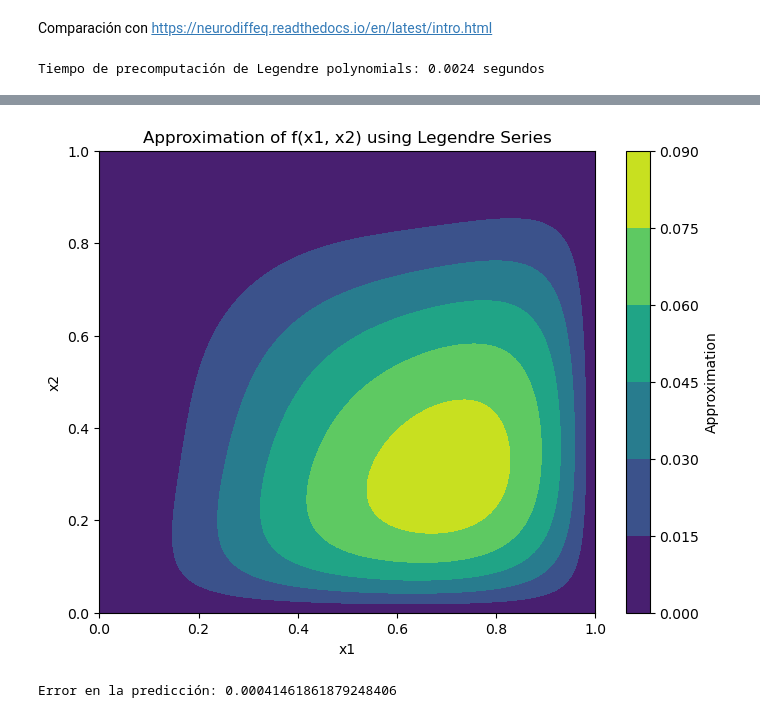
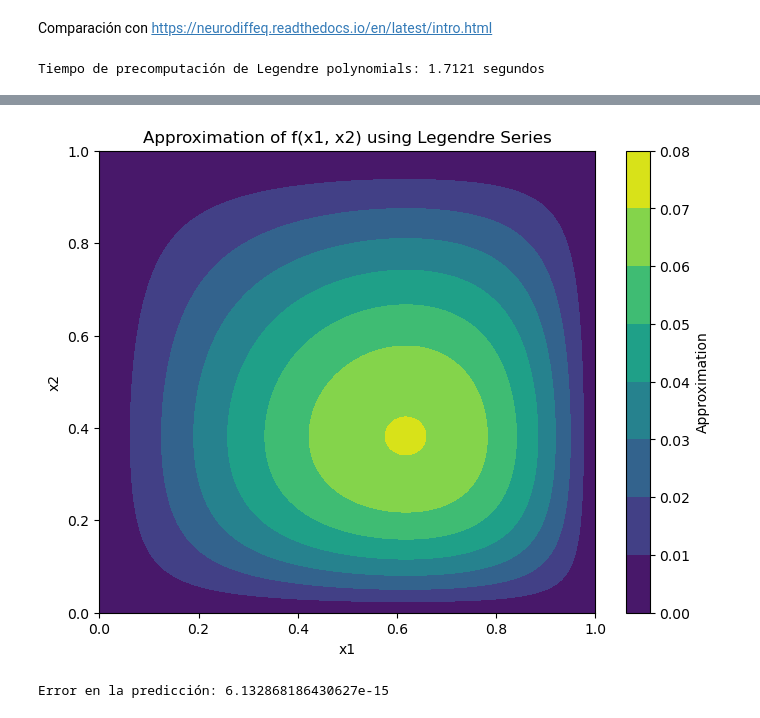
Before and after one commit to oscar-rincon/Legendre-FLNN-PINNs, a Jupyter notebook: Legendre_2D/03_Poisson_2D_Legendre.ipynb, the cells around one changed output, grey strips where cells are left out. Cells and saved outputs as stored; diff of their text form; code cells hidden in the pictures.

Commit message:
chore: Refactor 2D Legendre function approximation notebook

```diff
--- a/Legendre_2D/03_Poisson_2D_Legendre.ipynb
+++ b/Legendre_2D/03_Poisson_2D_Legendre.ipynb
@@ -33,15 +33,16 @@ def legendre(n, x, lb, ub):
 # Definir la función Bessel de forma vectorizada
 def orthogonal_polynomial(n, x, lb, ub):
     x = (x - lb) / (ub - lb)
-    return torch.from_numpy(scipy.special.eval_legendre(n, x.cpu().numpy()))
+    return torch.from_numpy(scipy.special.eval_legendre(n, x.cpu().detach().numpy()))
 
 #Evaluación de la serie de Legendre 2-D utilizando broadcasting
 def evaluate_legendre_series(coefficients, leg_x, leg_y):
+
     n = int(torch.sqrt(torch.tensor(coefficients.numel()).float()))  # Convert to tensor before sqrt
     coefficients = coefficients.view(n, n)
     # Utilizando broadcasting para calcular la serie de Legendre
     result =  torch.sum(coefficients[:, :, None, None] * leg_x[:, None, :, :] * leg_y[None, :, :, :], dim=(0, 1))
-    return result.unsqueeze(-1)
+    return result.reshape(-1,1)
 
 # Function to compute derivatives
 def derivative(dy: torch.Tensor, x: torch.Tensor, order: int = 1) -> torch.Tensor:
@@ -55,25 +56,24 @@ def derivative(dy: torch.Tensor, x: torch.Tensor, order: int = 1) -> torch.Tenso
 start_precompute = time.time()
 
 # Elige una suposición inicial para los coeficientes
-N = 5  # Grado máximo de los polinomios de Legendre
+N = 8  # Grado máximo de los polinomios de Legendre
 initial_guess = torch.zeros(N*N, requires_grad=True, dtype=torch.float64, device=device)  # Suposición inicial para los coeficientes
 lb, ub = 0, 1  # Límites de integración
 # Datos de entrada para la función y los polinomios de Legendre
 X1_grid, X2_grid = torch.meshgrid(torch.linspace(0, 1, 100, dtype=torch.float64, device=device), torch.linspace(0, 1, 100, dtype=torch.float64, device=device))
-X1=X1_grid.unsqueeze(-1)
-X2=X2_grid.unsqueeze(-1)
+X1=X1_grid.reshape(-1,1)
+X2=X2_grid.reshape(-1,1)
 # Make X1 and X2 require gradients
 X1.requires_grad_()
 X2.requires_grad_()
 n = int(torch.sqrt(torch.tensor(initial_guess.numel(), device=device)))
-leg_x = torch.stack([legendre(i, X1_grid, lb, ub).to(device).double() for i in range(n)], dim=0)
-leg_y = torch.stack([legendre(j, X2_grid, lb, ub).to(device).double() for j in range(n)], dim=0)
-
+leg_x = torch.stack([legendre(i, X1, lb, ub).to(device).double() for i in range(n)], dim=0)
+leg_y = torch.stack([legendre(j, X2, lb, ub).to(device).double() for j in range(n)], dim=0)
 end_precompute = time.time()
 time_precompute = end_precompute - start_precompute
 print(f"Tiempo de precomputación de Legendre polynomials: {time_precompute:.4f} segundos")
 # %% [output]
-Tiempo de precomputación de Legendre polynomials: 0.0024 segundos
+Tiempo de precomputación de Legendre polynomials: 1.7121 segundos
 # %%
 # Define la función para la cual quieres calcular los coeficientes de la serie de Legendre
 def f(x1, x2):
@@ -86,7 +86,7 @@ def error_function(coefficients, leg_x, leg_y):
     u_t = X1 * X2 * (X1 - 1) * (X2 - 1) * N_xy_p
     u_xx = derivative(u_t, X1, order=2)
     u_yy = derivative(u_t, X2, order=2)
-    residuo = u_xx + u_yy -(2 * X1* (X2 - 1) * (X2 - 2 * X1 + X1 * X2 + 2) * torch.exp(X1 - X2))#-(2 * X1* (X2 - 1) * (X2 - 2 * X1 + X1 * X2 + 2) * torch.exp(X1 - X2))#+  32 * ((1 - X2) * X2 + (1 - X1) * X1)
+    residuo = u_xx + u_yy - ((2 * X1)*(X2 - 1) * (X2 - (2 * X1) + (X1 * X2) + 2) * torch.exp(X1-X2))
     loss = torch.mean(residuo**2)
     return loss
 
@@ -97,7 +97,7 @@ optimizer = torch.optim.LBFGS([initial_guess],
                                 max_iter=50_000,
                                 max_eval=50_000,
                                 tolerance_grad=1e-10,
-                                history_size=50,
+                                history_size=100,
                                 tolerance_change=1.0 * np.finfo(float).eps,
                                 line_search_fn=None)
 
@@ -131,7 +131,7 @@ print(f"Tiempo de evaluación: {time_evaluation:.4f} segundos")
 
 # Graficar el resultado usando contourf
 plt.figure(figsize=(8, 6))
-plt.contourf(X1.cpu().detach().numpy().reshape(X1_grid.shape), X2.cpu().detach().numpy().reshape(X1_grid.shape), approximation.cpu().detach().numpy().reshape(X1_grid.shape), cmap='viridis')
+plt.contourf(X1.cpu().detach().numpy().reshape(X2_grid.shape), X2.cpu().detach().numpy().reshape(X1_grid.shape), approximation.cpu().detach().numpy().reshape(X1_grid.shape), cmap='viridis')
 plt.colorbar(label='Approximation')
 plt.title('Approximation of f(x1, x2) using Legendre Series')
 plt.xlabel('x1')
@@ -158,11 +158,11 @@ Tiempo de evaluación: 0.0003 segundos
-[figure, old version]
+[figure, new version]
 # %%
 # Calcular el error en la predicción
 prediction_error = error_function(optimal_coefficients, leg_x, leg_y)
 
 print(f"Error en la predicción: {prediction_error.item()}")
 # %% [output]
-Error en la predicción: 0.00041461861879248406
+Error en la predicción: 6.132868186430627e-15
 # %%
 # Calcular la función original
 original = f(X1, X2)
```
Also changed, not shown: parts of 2 cells of this notebook, 2 other files.
